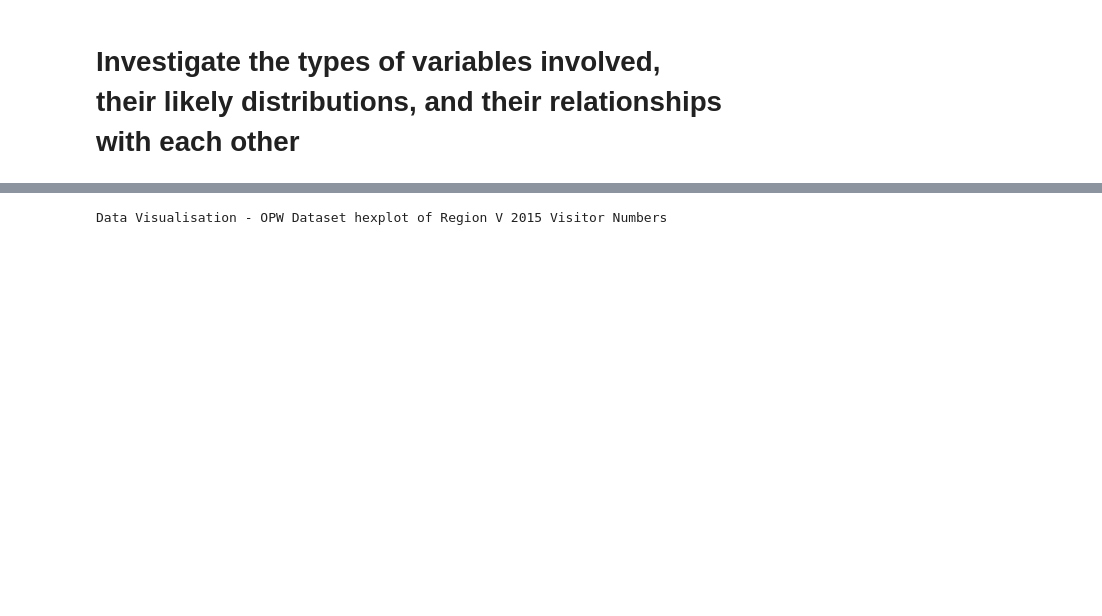
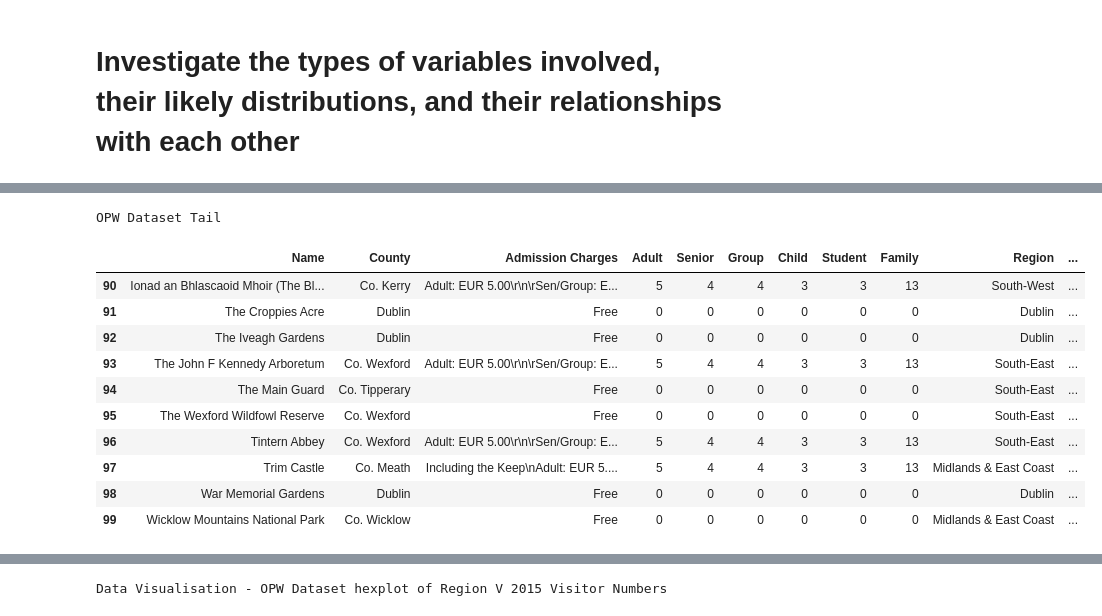
Before and after one commit to ClodaghMurphy/ProgDA_ProjectDec2019, a Jupyter notebook: ProgDA_ProjectDec2019.ipynb, the cells around one changed output, grey strips where cells are left out. Saved outputs shown, nothing was run; the diff lists cells and outputs as text; code cells hidden in the pictures; blank space fills up the shorter version.

```diff
--- a/ProgDA_ProjectDec2019.ipynb
+++ b/ProgDA_ProjectDec2019.ipynb
@@ -159,0 +210,18 @@ df.head()
+# %%
+#Print a description of the output
+print("OPW Dataset Tail")
+df.tail(10)
+#The head() command returns 5 as a default when no argument is entered, I have entered 10 to be returned
+# %% [output]
+OPW Dataset Tail
+|  | Name | County | Admission Charges | Adult | Senior | Group | Child | Student | Family | Region | ... |
+| 90 | Ionad an Bhlascaoid Mhoir (The Bl... | Co. Kerry | Adult: EUR 5.00\r\n\rSen/Group: E... | 5 | 4 | 4 | 3 | 3 | 13 | South-West | ... |
+| 91 | The Croppies Acre | Dublin | Free | 0 | 0 | 0 | 0 | 0 | 0 | Dublin | ... |
+| 92 | The Iveagh Gardens | Dublin | Free | 0 | 0 | 0 | 0 | 0 | 0 | Dublin | ... |
+| 93 | The John F Kennedy Arboretum | Co. Wexford | Adult: EUR 5.00\r\n\rSen/Group: E... | 5 | 4 | 4 | 3 | 3 | 13 | South-East | ... |
+| 94 | The Main Guard | Co. Tipperary | Free | 0 | 0 | 0 | 0 | 0 | 0 | South-East | ... |
+| 95 | The Wexford Wildfowl Reserve | Co. Wexford | Free | 0 | 0 | 0 | 0 | 0 | 0 | South-East | ... |
+| 96 | Tintern Abbey | Co. Wexford | Adult: EUR 5.00\r\n\rSen/Group: E... | 5 | 4 | 4 | 3 | 3 | 13 | South-East | ... |
+| 97 | Trim Castle | Co. Meath | Including the Keep\nAdult: EUR 5.... | 5 | 4 | 4 | 3 | 3 | 13 | Midlands & East Coast | ... |
+| 98 | War Memorial Gardens | Dublin | Free | 0 | 0 | 0 | 0 | 0 | 0 | Dublin | ... |
+| 99 | Wicklow Mountains National Park | Co. Wicklow | Free | 0 | 0 | 0 | 0 | 0 | 0 | Midlands & East Coast | ... |
```
Also changed, not shown: parts of 40 cells of this notebook, 1 other file.
